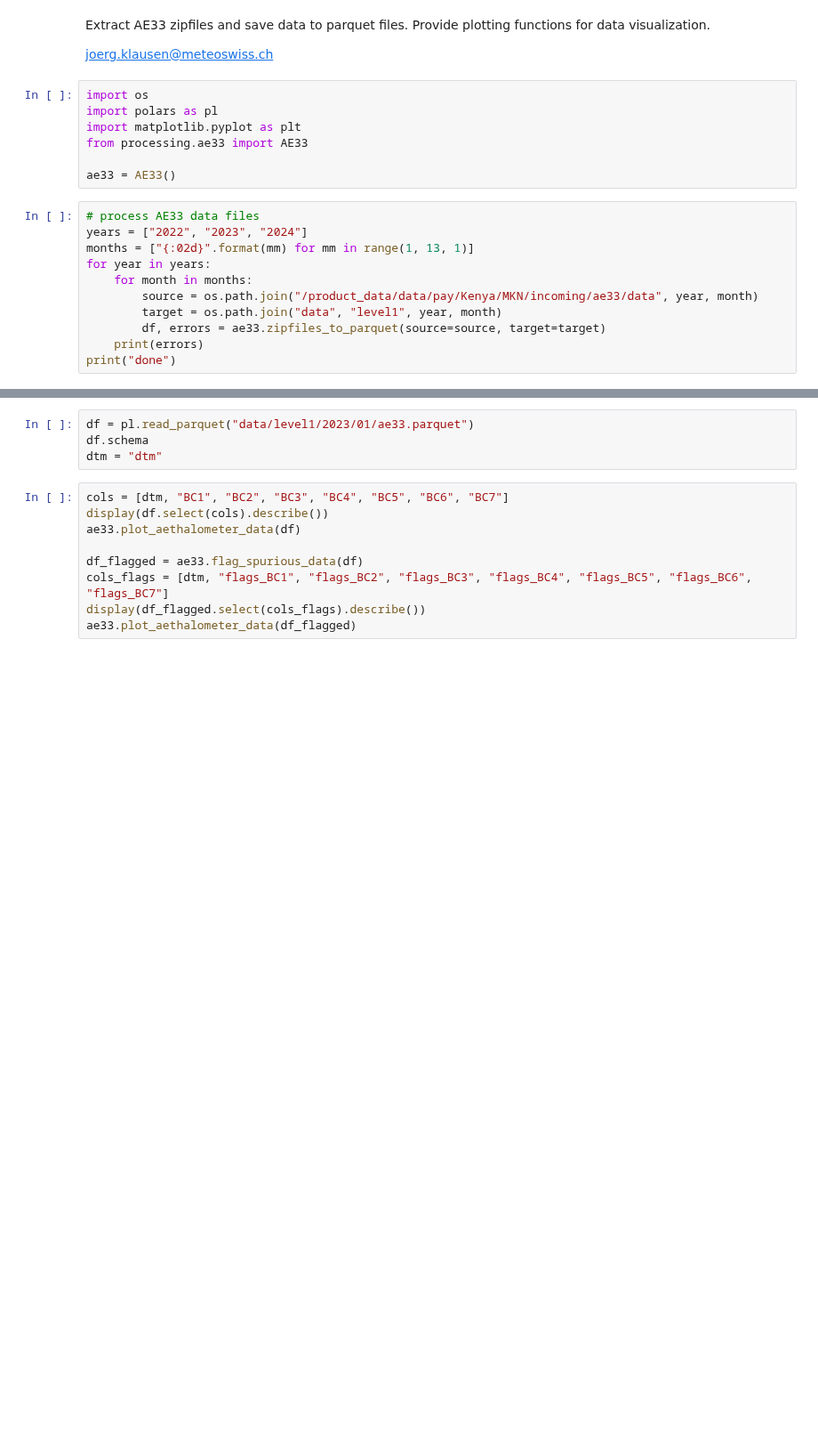
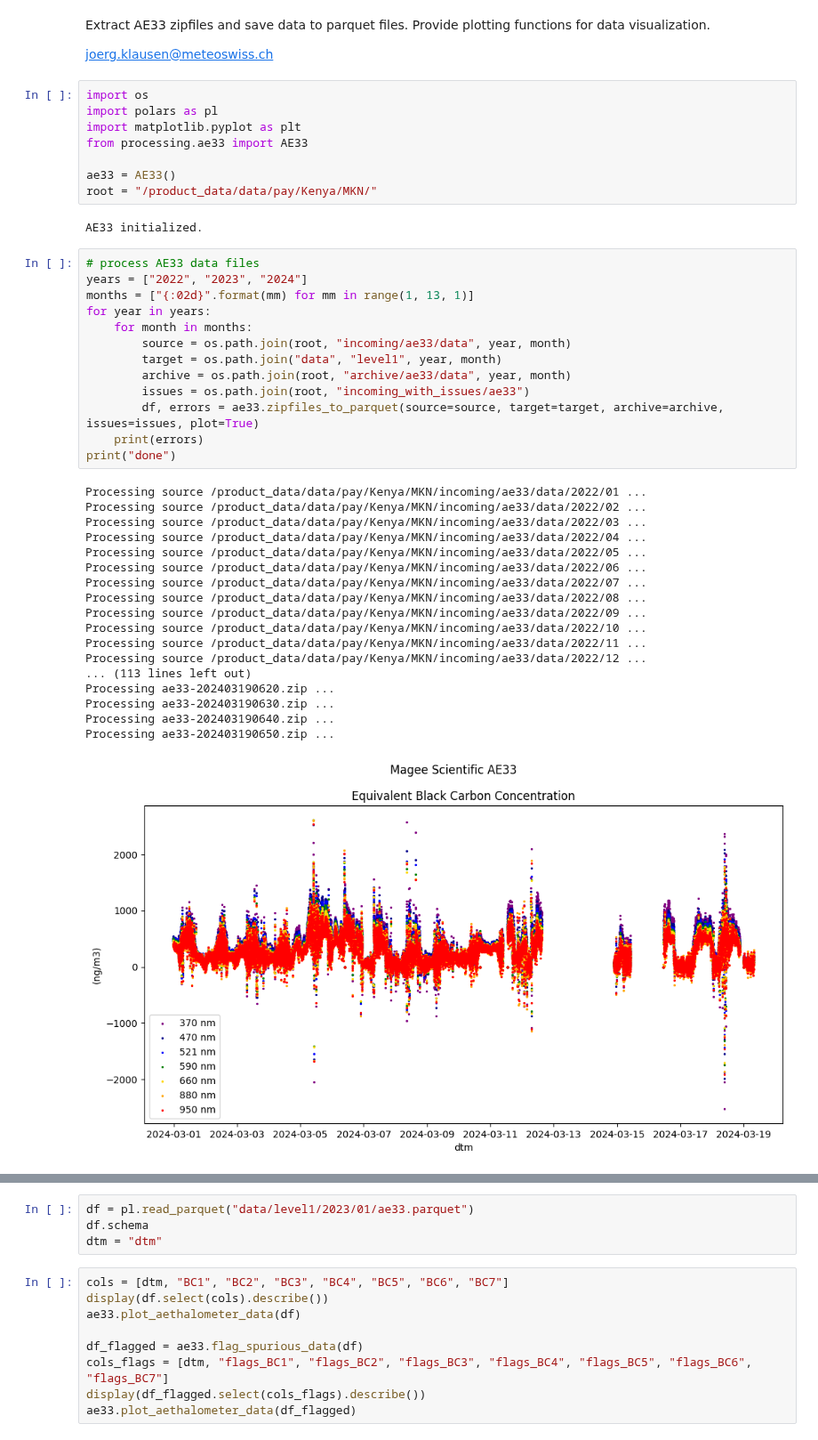
Before and after one commit to MeteoSwiss/gawkenya, a Jupyter notebook: ae33_compile_files.ipynb, the cells around one changed output, grey strips where cells are left out. Shown at 89% size. Saved outputs shown, nothing was run; the diff lists cells and outputs as text; blank space fills up the shorter version.

Commit message:
ae33 files archived after processing

```diff
--- a/ae33_compile_files.ipynb
+++ b/ae33_compile_files.ipynb
@@ -10,14 +10,38 @@ import matplotlib.pyplot as plt
 from processing.ae33 import AE33
 
 ae33 = AE33()
+root = "/product_data/data/pay/Kenya/MKN/"
+# %% [output]
+AE33 initialized.
 # %%
 # process AE33 data files
 years = ["2022", "2023", "2024"]
 months = ["{:02d}".format(mm) for mm in range(1, 13, 1)]
 for year in years:
     for month in months:
-        source = os.path.join("/product_data/data/pay/Kenya/MKN/incoming/ae33/data", year, month)
+        source = os.path.join(root, "incoming/ae33/data", year, month)
         target = os.path.join("data", "level1", year, month)
-        df, errors = ae33.zipfiles_to_parquet(source=source, target=target)
+        archive = os.path.join(root, "archive/ae33/data", year, month)
+        issues = os.path.join(root, "incoming_with_issues/ae33")
+        df, errors = ae33.zipfiles_to_parquet(source=source, target=target, archive=archive, issues=issues, plot=True)
     print(errors)
 print("done")
+# %% [output]
+Processing source /product_data/data/pay/Kenya/MKN/incoming/ae33/data/2022/01 ...
+Processing source /product_data/data/pay/Kenya/MKN/incoming/ae33/data/2022/02 ...
+Processing source /product_data/data/pay/Kenya/MKN/incoming/ae33/data/2022/03 ...
+Processing source /product_data/data/pay/Kenya/MKN/incoming/ae33/data/2022/04 ...
+Processing source /product_data/data/pay/Kenya/MKN/incoming/ae33/data/2022/05 ...
+Processing source /product_data/data/pay/Kenya/MKN/incoming/ae33/data/2022/06 ...
+Processing source /product_data/data/pay/Kenya/MKN/incoming/ae33/data/2022/07 ...
+Processing source /product_data/data/pay/Kenya/MKN/incoming/ae33/data/2022/08 ...
+Processing source /product_data/data/pay/Kenya/MKN/incoming/ae33/data/2022/09 ...
+Processing source /product_data/data/pay/Kenya/MKN/incoming/ae33/data/2022/10 ...
+Processing source /product_data/data/pay/Kenya/MKN/incoming/ae33/data/2022/11 ...
+Processing source /product_data/data/pay/Kenya/MKN/incoming/ae33/data/2022/12 ...
+... (113 lines left out)
+Processing ae33-202403190620.zip ...
+Processing ae33-202403190630.zip ...
+Processing ae33-202403190640.zip ...
+Processing ae33-202403190650.zip ...
+[figure, added]
```
Also changed, not shown: parts of 2 cells of this notebook, 36 other files.
